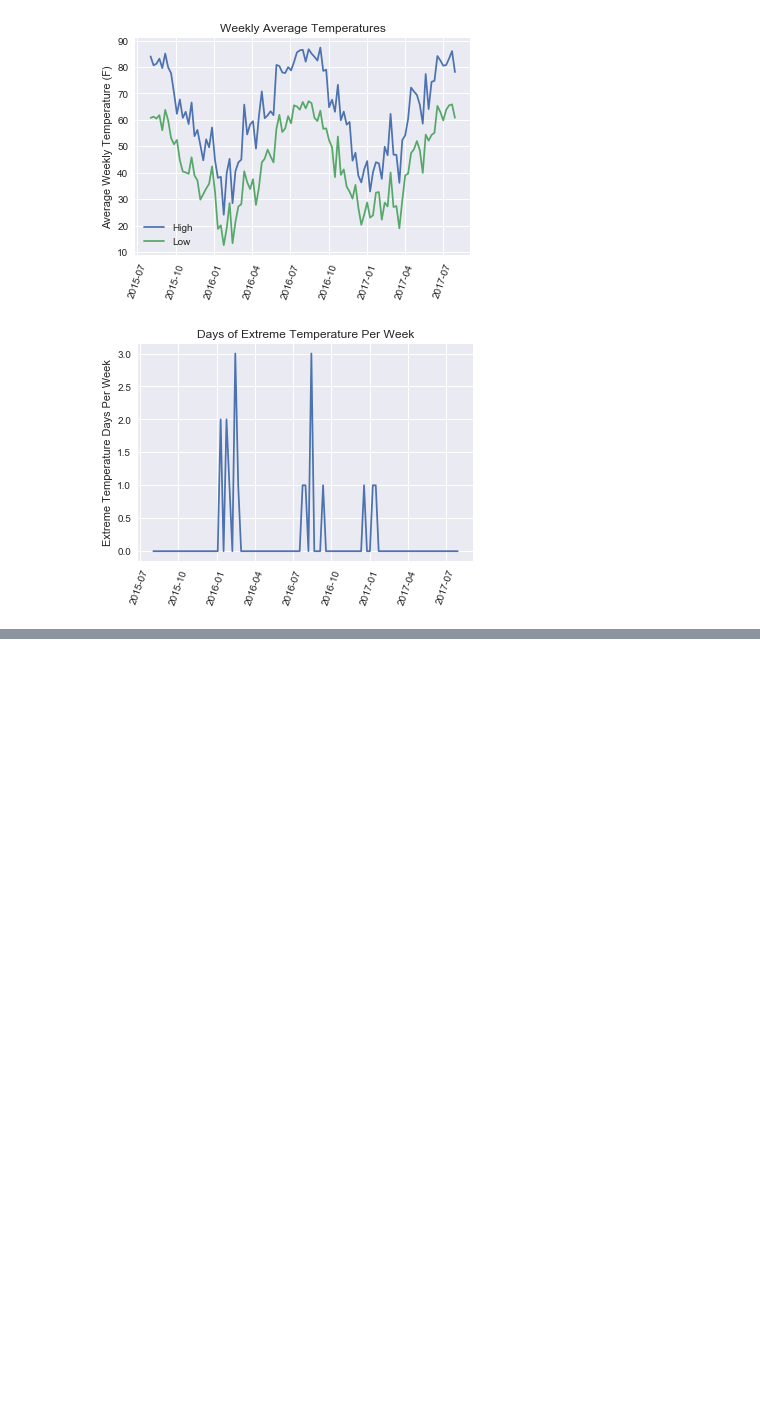
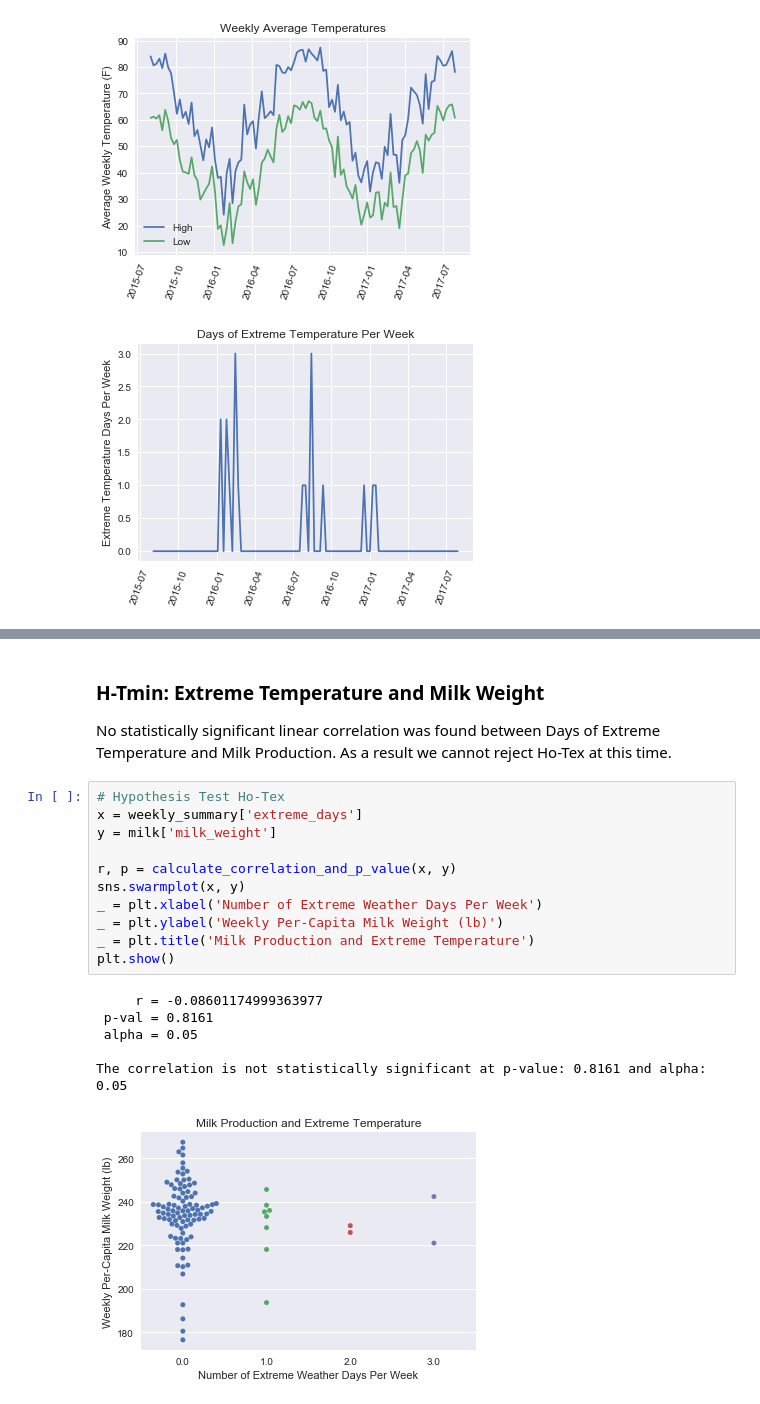
Before and after one commit to falaktheoptimist/happy-cows, a Jupyter notebook: notebooks/milk_production_and_temperature.ipynb, the cells around one changed output, grey strips where cells are left out. Drawn from its saved outputs; the diff is of its cells as text; blank space fills up the shorter version.

Commit message:
weather stats and updates to writeup

```diff
--- a/notebooks/milk_production_and_temperature.ipynb
+++ b/notebooks/milk_production_and_temperature.ipynb
@@ -168,0 +211,22 @@ The correlation is not statistically significant at this p-value and alpha level
+# %% [markdown]
+### H-Tmin: Extreme Temperature and Milk Weight
+
+No statistically significant linear correlation was found between Days of Extreme Temperature and Milk Production.  As a result we cannot reject Ho-Tex at this time.
+# %%
+# Hypothesis Test Ho-Tex
+x = weekly_summary['extreme_days']
+y = milk['milk_weight']
+
+r, p = calculate_correlation_and_p_value(x, y)
+sns.swarmplot(x, y)
+_ = plt.xlabel('Number of Extreme Weather Days Per Week')
+_ = plt.ylabel('Weekly Per-Capita Milk Weight (lb)')
+_ = plt.title('Milk Production and Extreme Temperature')
+plt.show()
+# %% [output]
+     r = -0.08601174999363977
+ p-val = 0.8161
+ alpha = 0.05
+
+The correlation is not statistically significant at p-value: 0.8161 and alpha: 0.05
+[figure, added]
```
Also changed, not shown: parts of 9 cells of this notebook, 1 other file.
